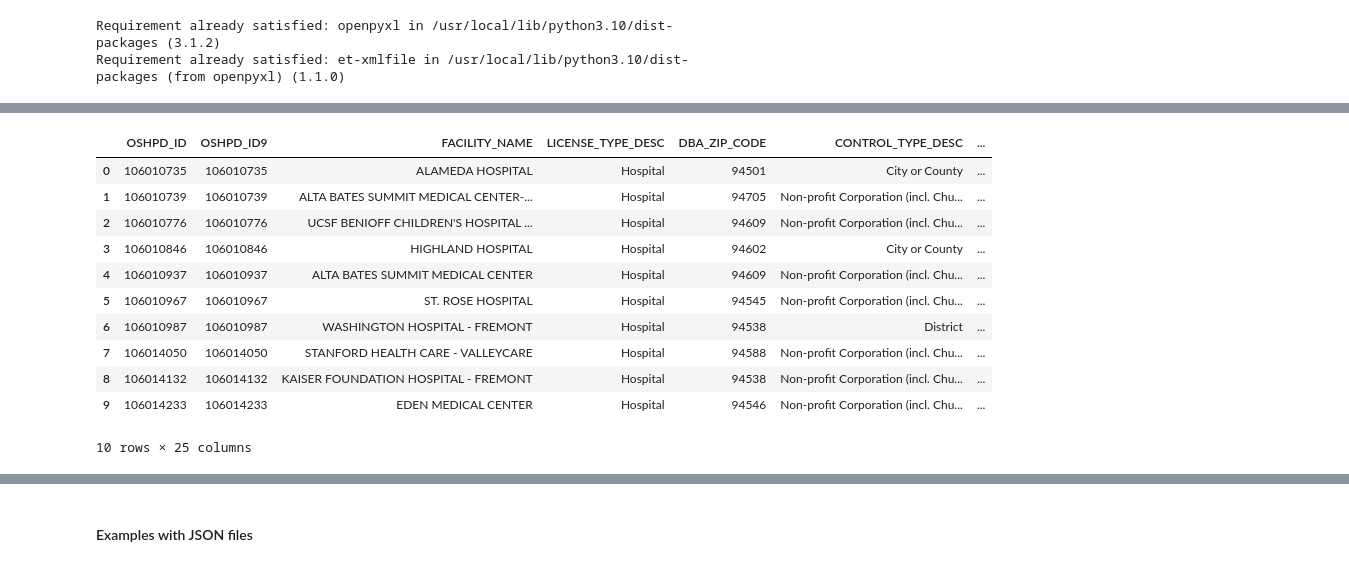
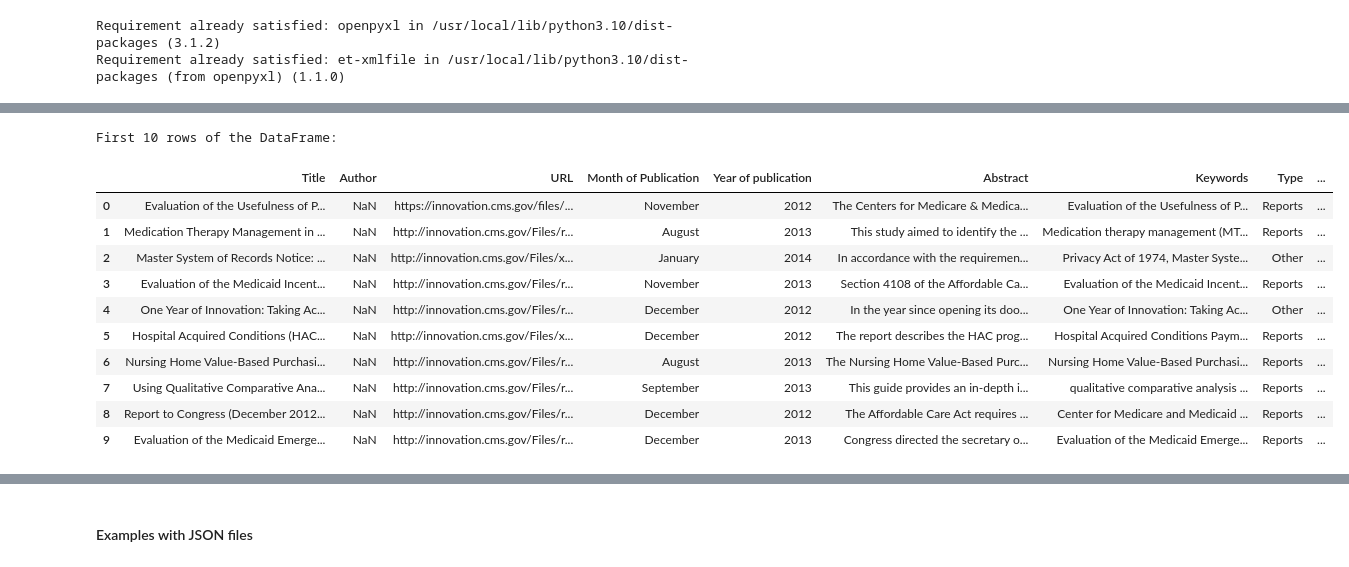
Before and after one commit to Alyssasorensen/datasci_1_loading, a Jupyter notebook: HHA507Assignment1.ipynb, the cells around one changed output, grey strips where cells are left out. Saved outputs shown, nothing was run; the diff lists cells and outputs as text; code cells hidden in the pictures.

```diff
--- a/HHA507Assignment1.ipynb
+++ b/HHA507Assignment1.ipynb
@@ -102,3 +103,20 @@ odp_hcp_by_county
+# %%
+xlsx_result1 = data_reports.head(10)
+print("First 10 rows of the DataFrame:")
+xlsx_result1
+# %% [output]
+First 10 rows of the DataFrame:
+|  | Title | Author | URL | Month of Publication | Year of publication | Abstract | Keywords | Type | ... |
+| 0 | Evaluation of the Usefulness of P... | NaN | https://innovation.cms.gov/files/... | November | 2012 | The Centers for Medicare & Medica... | Evaluation of the Usefulness of P... | Reports | ... |
+| 1 | Medication Therapy Management in ... | NaN | http://innovation.cms.gov/Files/r... | August | 2013 | This study aimed to identify the ... | Medication therapy management (MT... | Reports | ... |
+| 2 | Master System of Records Notice: ... | NaN | http://innovation.cms.gov/Files/x... | January | 2014 | In accordance with the requiremen... | Privacy Act of 1974, Master Syste... | Other | ... |
+| 3 | Evaluation of the Medicaid Incent... | NaN | http://innovation.cms.gov/Files/r... | November | 2013 | Section 4108 of the Affordable Ca... | Evaluation of the Medicaid Incent... | Reports | ... |
+| 4 | One Year of Innovation: Taking Ac... | NaN | http://innovation.cms.gov/Files/r... | December | 2012 | In the year since opening its doo... | One Year of Innovation: Taking Ac... | Other | ... |
+| 5 | Hospital Acquired Conditions (HAC... | NaN | http://innovation.cms.gov/Files/x... | December | 2012 | The report describes the HAC prog... | Hospital Acquired Conditions Paym... | Reports | ... |
+| 6 | Nursing Home Value-Based Purchasi... | NaN | http://innovation.cms.gov/Files/r... | August | 2013 | The Nursing Home Value-Based Purc... | Nursing Home Value-Based Purchasi... | Reports | ... |
+| 7 | Using Qualitative Comparative Ana... | NaN | http://innovation.cms.gov/Files/r... | September | 2013 | This guide provides an in-depth i... | qualitative comparative analysis ... | Reports | ... |
+| 8 | Report to Congress (December 2012... | NaN | http://innovation.cms.gov/Files/r... | December | 2012 | The Affordable Care Act requires ... | Center for Medicare and Medicaid ... | Reports | ... |
+| 9 | Evaluation of the Medicaid Emerge... | NaN | http://innovation.cms.gov/Files/r... | December | 2013 | Congress directed the secretary o... | Evaluation of the Medicaid Emerge... | Reports | ... |
 # %%
 # Second XLSX file
 
@@ -106,15 +123,0 @@ pivot_profile = pd.read_excel('2021-as-pivot-profile.xlsx', sheet_name='Sheet1')
-# %%
-pivot_profile
-# %% [output]
-|  | OSHPD_ID | OSHPD_ID9 | FACILITY_NAME | LICENSE_TYPE_DESC | DBA_ZIP_CODE | CONTROL_TYPE_DESC | ... |
-| 0 | 106010735 | 106010735 | ALAMEDA HOSPITAL | Hospital | 94501 | City or County | ... |
-| 1 | 106010739 | 106010739 | ALTA BATES SUMMIT MEDICAL CENTER-... | Hospital | 94705 | Non-profit Corporation (incl. Chu... | ... |
-| 2 | 106010776 | 106010776 | UCSF BENIOFF CHILDREN'S HOSPITAL ... | Hospital | 94609 | Non-profit Corporation (incl. Chu... | ... |
-| 3 | 106010846 | 106010846 | HIGHLAND HOSPITAL | Hospital | 94602 | City or County | ... |
-| 4 | 106010937 | 106010937 | ALTA BATES SUMMIT MEDICAL CENTER | Hospital | 94609 | Non-profit Corporation (incl. Chu... | ... |
-| 5 | 106010967 | 106010967 | ST. ROSE HOSPITAL | Hospital | 94545 | Non-profit Corporation (incl. Chu... | ... |
-| 6 | 106010987 | 106010987 | WASHINGTON HOSPITAL - FREMONT | Hospital | 94538 | District | ... |
-| 7 | 106014050 | 106014050 | STANFORD HEALTH CARE - VALLEYCARE | Hospital | 94588 | Non-profit Corporation (incl. Chu... | ... |
-| 8 | 106014132 | 106014132 | KAISER FOUNDATION HOSPITAL - FREMONT | Hospital | 94538 | Non-profit Corporation (incl. Chu... | ... |
-| 9 | 106014233 | 106014233 | EDEN MEDICAL CENTER | Hospital | 94546 | Non-profit Corporation (incl. Chu... | ... |
-10 rows × 25 columns
```
Also changed, not shown: parts of 10 cells of this notebook.
